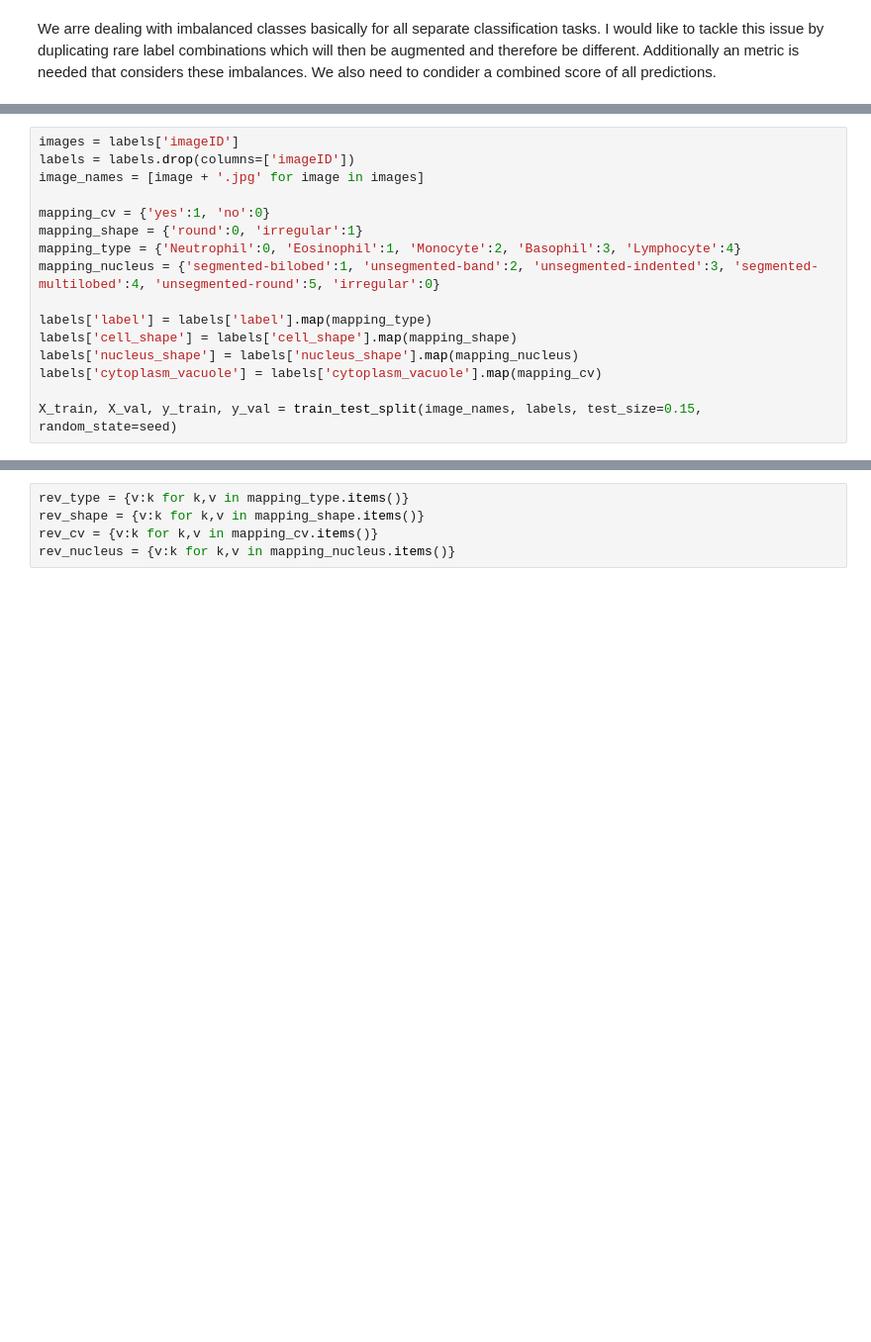
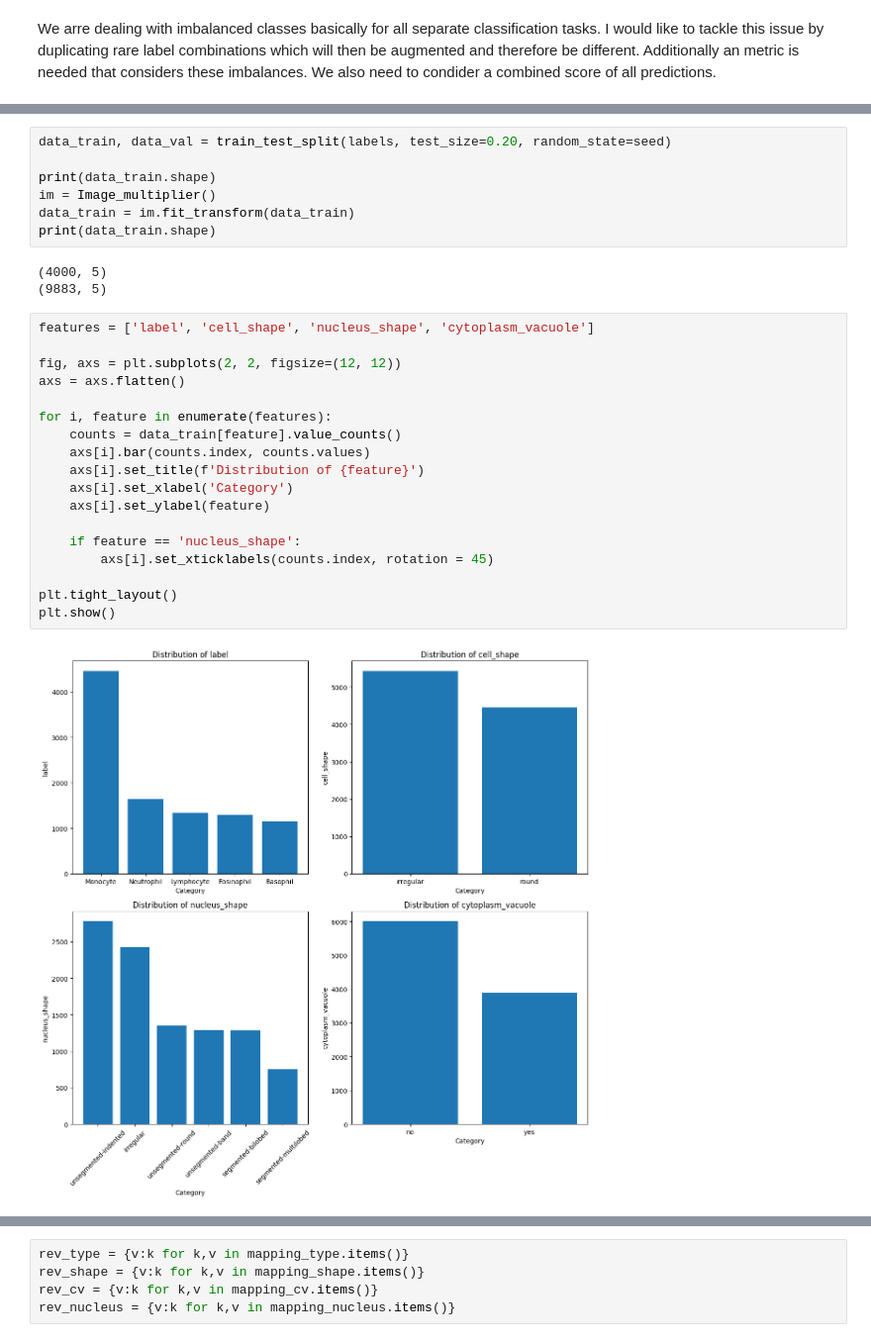
Before and after one commit to DavidWard839/deepNN_1, a Jupyter notebook: assignment_1_main.ipynb, the cells around one changed output, grey strips where cells are left out. Shown at 99% size. Cells and saved outputs as stored; diff of their text form; blank space fills up the shorter version.

```diff
--- a/assignment_1_main.ipynb
+++ b/assignment_1_main.ipynb
@@ -58,16 +87,30 @@ We arre dealing with imbalanced classes basically for all separate classificatio
 # %%
-images = labels['imageID']
-labels = labels.drop(columns=['imageID'])
-image_names = [image + '.jpg' for image in images]
+data_train, data_val = train_test_split(labels, test_size=0.20, random_state=seed)
 
-mapping_cv = {'yes':1, 'no':0}
-mapping_shape = {'round':0, 'irregular':1}
-mapping_type = {'Neutrophil':0, 'Eosinophil':1, 'Monocyte':2, 'Basophil':3, 'Lymphocyte':4}
-mapping_nucleus = {'segmented-bilobed':1, 'unsegmented-band':2, 'unsegmented-indented':3, 'segmented-multilobed':4, 'unsegmented-round':5, 'irregular':0}
-
-labels['label'] = labels['label'].map(mapping_type)
-labels['cell_shape'] = labels['cell_shape'].map(mapping_shape)
-labels['nucleus_shape'] = labels['nucleus_shape'].map(mapping_nucleus)
-labels['cytoplasm_vacuole'] = labels['cytoplasm_vacuole'].map(mapping_cv)
-
-X_train, X_val, y_train, y_val = train_test_split(image_names, labels, test_size=0.15, random_state=seed)
+print(data_train.shape)
+im = Image_multiplier()
+data_train = im.fit_transform(data_train)
+print(data_train.shape)
+# %% [output]
+(4000, 5)
+(9883, 5)
+# %%
+features = ['label', 'cell_shape', 'nucleus_shape', 'cytoplasm_vacuole']
+
+fig, axs = plt.subplots(2, 2, figsize=(12, 12))
+axs = axs.flatten()
+
+for i, feature in enumerate(features):
+    counts = data_train[feature].value_counts()
+    axs[i].bar(counts.index, counts.values)
+    axs[i].set_title(f'Distribution of {feature}')
+    axs[i].set_xlabel('Category')
+    axs[i].set_ylabel(feature)
+
+    if feature == 'nucleus_shape':
+        axs[i].set_xticklabels(counts.index, rotation = 45)
+
+plt.tight_layout()
+plt.show()
+# %% [output]
+[figure, added]
```
Also changed, not shown: parts of 15 cells of this notebook.
